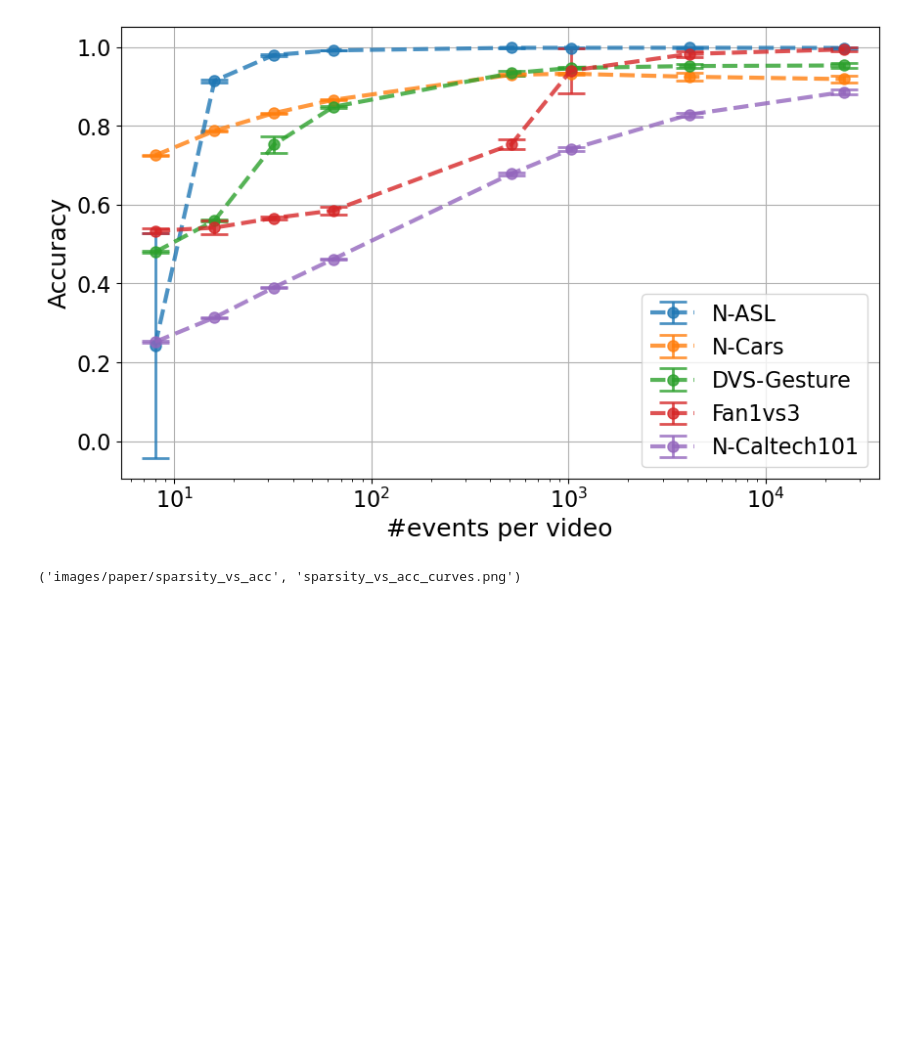
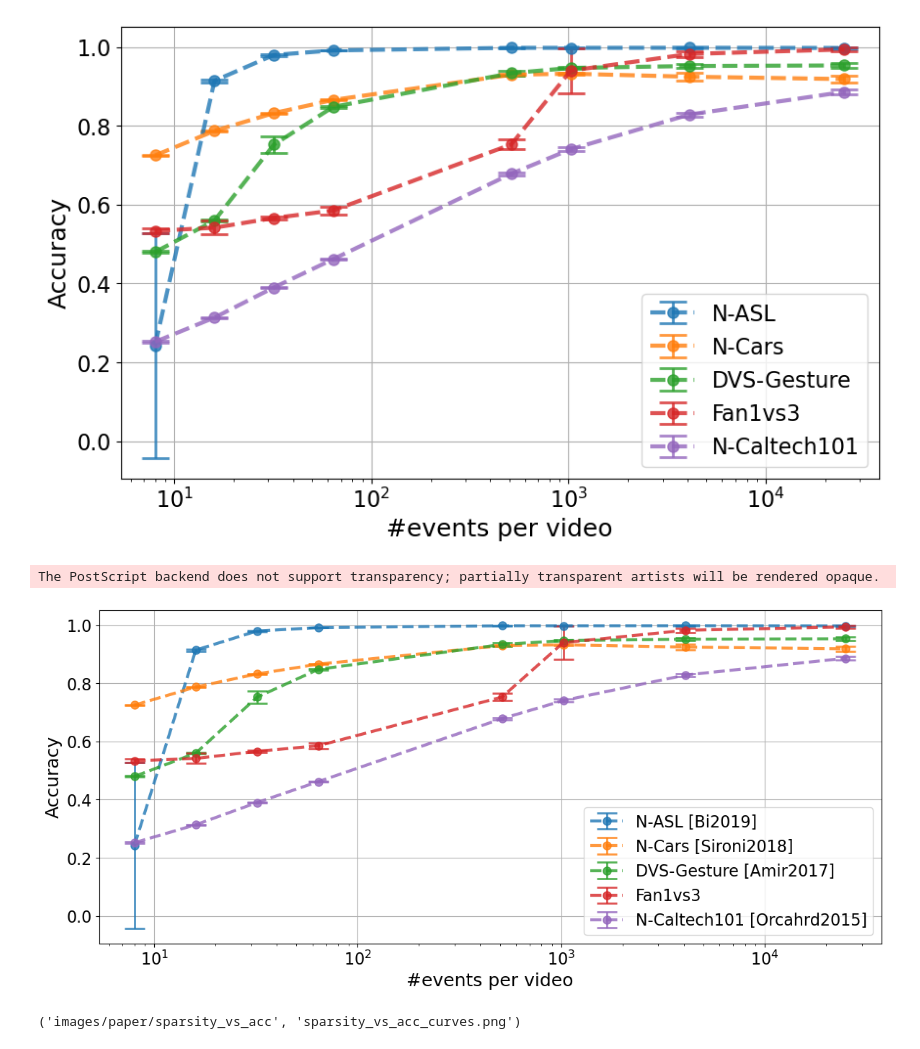
Before and after one commit to hesamaraghi/DGCNN_CV_format, a Jupyter notebook: fig_sparsity_vs_acc.ipynb, the cells around one changed output. Drawn from its saved outputs; the diff is of its cells as text; code cells hidden in the pictures; blank space fills up the shorter version.

Commit message:
Add fig with datasets refrences

```diff
--- a/fig_sparsity_vs_acc.ipynb
+++ b/fig_sparsity_vs_acc.ipynb
@@ -302,6 +302,55 @@ plt.savefig(os.path.join(subfolder_name,"sparsity_vs_acc_curves.png"))
 plt.show()
 # %% [output]
 [figure]
+# %%
+
+datasets_name_and_num_classes = {
+    "NCARS": {"name": "N-Cars [Sironi2018]", "num_classes": 2},
+    "NASL": {"name": "N-ASL [Bi2019]", "num_classes": 24},
+    "NCALTECH101": {"name": "N-Caltech101 [Orcahrd2015]", "num_classes": 101},
+    "DVSGESTURE_TONIC": {"name": "DVS-Gesture [Amir2017]", "num_classes": 11},
+    "FAN1VS3": {"name": "Fan1vs3", "num_classes": 2}
+}
+
+plt.figure(figsize=(14, 6))  # Increase figure size for better visibility
+
+for dataset, sparsity_data in test_dict.items():
+    sparsities = []
+    mean_accuracies = []
+    std_accuracies = []
+
+    for sparsity, accuracies in sparsity_data.items():
+        sparsities.append(sparsity)
+        mean_accuracies.append(np.mean(accuracies))
+        std_accuracies.append(np.std(accuracies))
+
+    plt.errorbar(sparsities, mean_accuracies,
+                 yerr=std_accuracies,
+                 label=datasets_name_and_num_classes[dataset]['name'],
+                 capsize=10,
+                 marker='o',
+                 linestyle='--',
+                 markersize=8,
+                 linewidth=3,
+                 elinewidth=2,
+                 capthick=2,
+                 alpha=0.8)
+
+plt.xlabel('#events per video', fontsize=18)  # Increase label font size
+plt.ylabel('Accuracy', fontsize=18)  # Increase label font size
+# plt.title('Accuracy vs Sparsity', fontsize=20)  # Increase title font size
+plt.xscale('log')  # Log scale if sparsity values span several orders of magnitude
+
+plt.xticks(fontsize=16)  # Increase tick font size
+plt.yticks(fontsize=16)  # Increase tick font size
+
+plt.legend(fontsize=16)  # Increase legend font size
+plt.grid(True)
+plt.savefig(os.path.join(subfolder_name,"sparsity_vs_acc_curves_with_refs.eps"))
+plt.show()
+# %% [output]
+The PostScript backend does not support transparency; partially transparent artists will be rendered opaque.
+[figure, added]
 # %%
 subfolder_name,"sparsity_vs_acc_curves.png"
 # %% [output]
```
Also changed, not shown: parts of 1 cell of this notebook.
